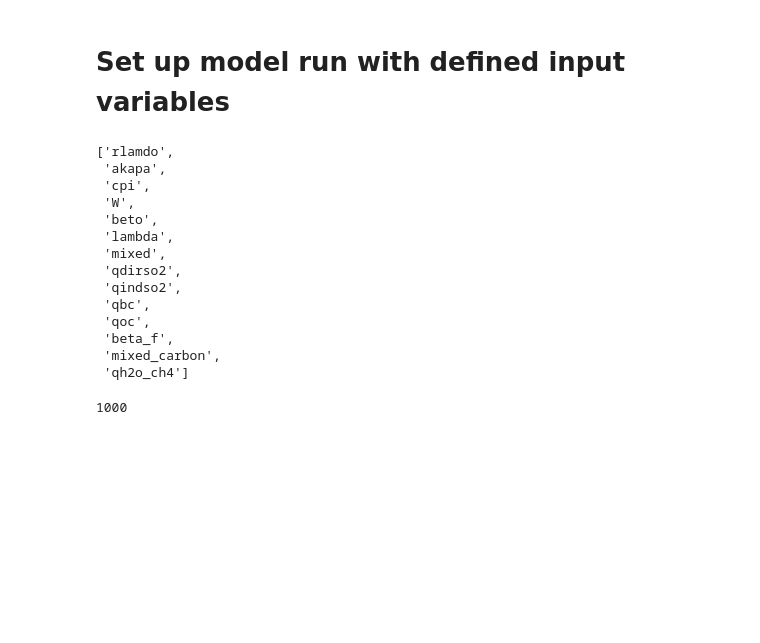
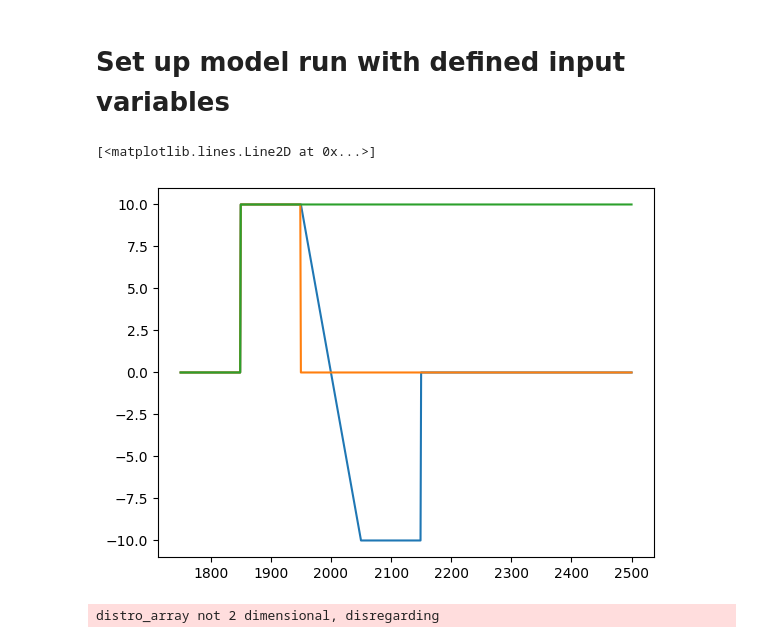
Before and after one commit to ciceroOslo/ciceroscm, a Jupyter notebook: notebooks/calibration pipeline/6 - run flat10.ipynb, the cells around one changed output. Cells and saved outputs as stored; diff of their text form; code cells hidden in the pictures; blank space fills up the shorter version.

```diff
--- a/notebooks/calibration pipeline/6 - run flat10.ipynb
+++ b/notebooks/calibration pipeline/6 - run flat10.ipynb
@@ -125,2 +180,7 @@ emi_input.head()
+# %%
+emi_input_cdr=emi_input.copy()
+emi_input_cdr['CO2_FF'][200:300]=np.arange(10,-10,-.2)
+emi_input_cdr['CO2_FF'][300:400]=-10
+emi_input_cdr['CO2_FF'][400:]=0
 # %% [markdown]
 # Set up model run with defined input variables
@@ -127,7 +200,7 @@ emi_input.head()
 # %%
 scendata={
             "gaspam_data": gaspam,
-            "emstart": 1750,
+            "emstart": 2500,
             "conc_run":False,
             "nystart": 1750,
             "nyend": 2100,
@@ -136,6 +209,4 @@ scendata={
             "nat_ch4_data": df_nat_ch4,
             "nat_n2o_data": df_nat_n2o,
             "idtm":24,
-            "udir": test_data_dir,
-            "scenname": "ssp245",
         }
@@ -142,3 +217,14 @@ scendata={
+# %%
+scendata_cdr=scendata.copy()
+scendata_cdr["emissions_data"]=emi_input_cdr
+# %%
+plt.plot(scendata_cdr["emissions_data"]['CO2_FF'])
+plt.plot(scendata_zec["emissions_data"]['CO2_FF'])
+
+plt.plot(scendata["emissions_data"]['CO2_FF'])
+# %% [output]
+[<matplotlib.lines.Line2D at 0x...>]
+[figure, added]
 # %%
     calibdata = pd.DataFrame(
         data={
@@ -172,17 +242,4 @@ scendata={
 # %%
-testconfig.ordering
+testconfig = _ConfigDistro( )
 # %% [output]
-['rlamdo',
- 'akapa',
- 'cpi',
- 'W',
- 'beto',
- 'lambda',
- 'mixed',
- 'qdirso2',
- 'qindso2',
- 'qbc',
- 'qoc',
- 'beta_f',
- 'mixed_carbon',
- 'qh2o_ch4']
+distro_array not 2 dimensional, disregarding
@@ -204,4 +245,0 @@ cscm_dir=CICEROSCM({
-# %%
-len(opt)
-# %% [output]
-1000
```
Also changed, not shown: parts of 47 cells of this notebook, 1 other file.
